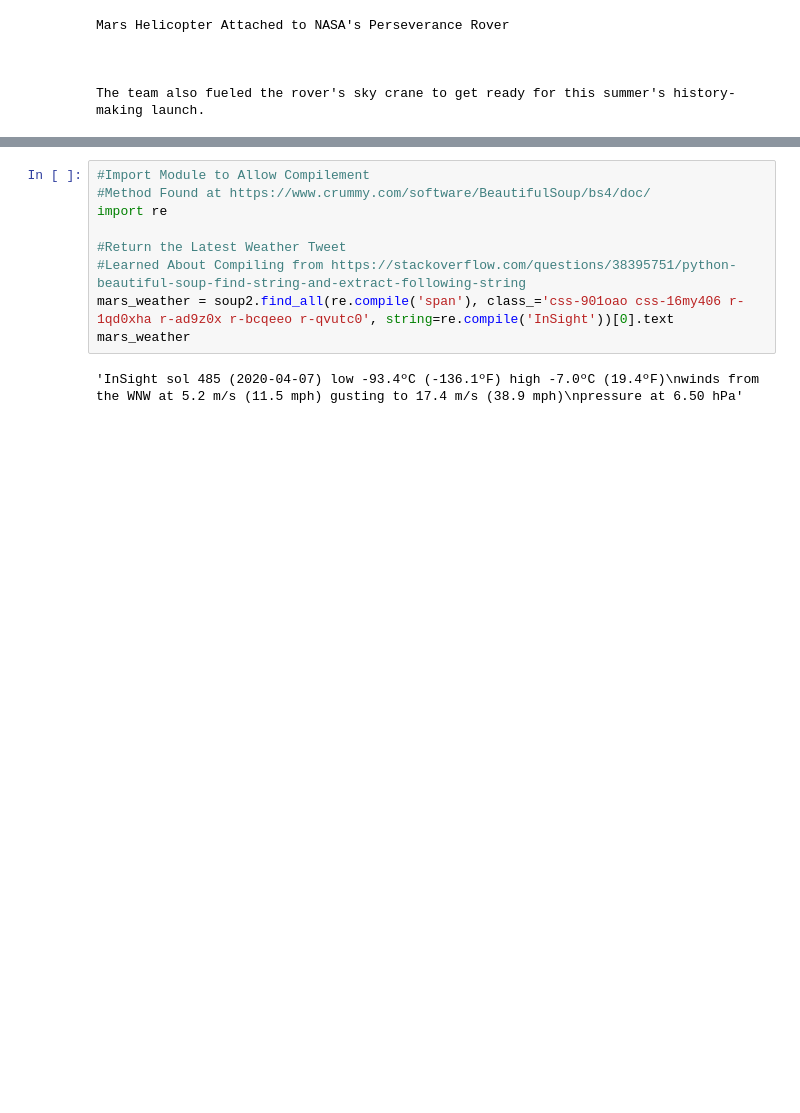
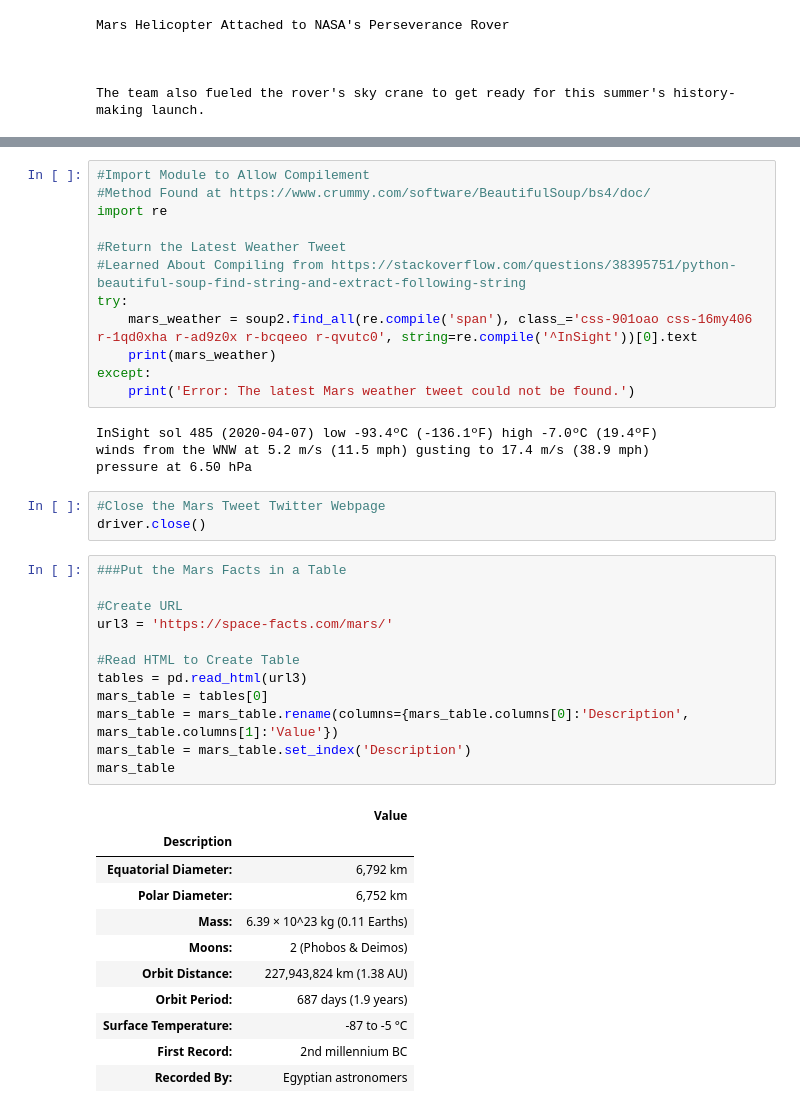
Before and after one commit to KotR9001/web-scraping-challenge, a Jupyter notebook: Missions_to_Mars/mission_to_mars.ipynb, the cells around one changed output, grey strips where cells are left out. Saved outputs shown, nothing was run; the diff lists cells and outputs as text; blank space fills up the shorter version.

```diff
--- a/Missions_to_Mars/mission_to_mars.ipynb
+++ b/Missions_to_Mars/mission_to_mars.ipynb
@@ -170,7 +174,39 @@ import re
 
 #Return the Latest Weather Tweet
 #Learned About Compiling from https://stackoverflow.com/questions/38395751/python-beautiful-soup-find-string-and-extract-following-string
-mars_weather = soup2.find_all(re.compile('span'), class_='css-901oao css-16my406 r-1qd0xha r-ad9z0x r-bcqeeo r-qvutc0', string=re.compile('InSight'))[0].text
-mars_weather
+try:
+    mars_weather = soup2.find_all(re.compile('span'), class_='css-901oao css-16my406 r-1qd0xha r-ad9z0x r-bcqeeo r-qvutc0', string=re.compile('^InSight'))[0].text
+    print(mars_weather)
+except:
+    print('Error: The latest Mars weather tweet could not be found.')
 # %% [output]
-'InSight sol 485 (2020-04-07) low -93.4ºC (-136.1ºF) high -7.0ºC (19.4ºF)\nwinds from the WNW at 5.2 m/s (11.5 mph) gusting to 17.4 m/s (38.9 mph)\npressure at 6.50 hPa'
+InSight sol 485 (2020-04-07) low -93.4ºC (-136.1ºF) high -7.0ºC (19.4ºF)
+winds from the WNW at 5.2 m/s (11.5 mph) gusting to 17.4 m/s (38.9 mph)
+pressure at 6.50 hPa
+# %%
+#Close the Mars Tweet Twitter Webpage
+driver.close()
+# %%
+###Put the Mars Facts in a Table
+
+#Create URL
+url3 = 'https://space-facts.com/mars/'
+
+#Read HTML to Create Table
+tables = pd.read_html(url3)
+mars_table = tables[0]
+mars_table = mars_table.rename(columns={mars_table.columns[0]:'Description', mars_table.columns[1]:'Value'})
+mars_table = mars_table.set_index('Description')
+mars_table
+# %% [output]
+|  | Value |
+| Description |  |
+| Equatorial Diameter: | 6,792 km |
+| Polar Diameter: | 6,752 km |
+| Mass: | 6.39 × 10^23 kg (0.11 Earths) |
+| Moons: | 2 (Phobos & Deimos) |
+| Orbit Distance: | 227,943,824 km (1.38 AU) |
+| Orbit Period: | 687 days (1.9 years) |
+| Surface Temperature: | -87 to -5 °C |
+| First Record: | 2nd millennium BC |
+| Recorded By: | Egyptian astronomers |
```
Also changed, not shown: parts of 7 cells of this notebook.
